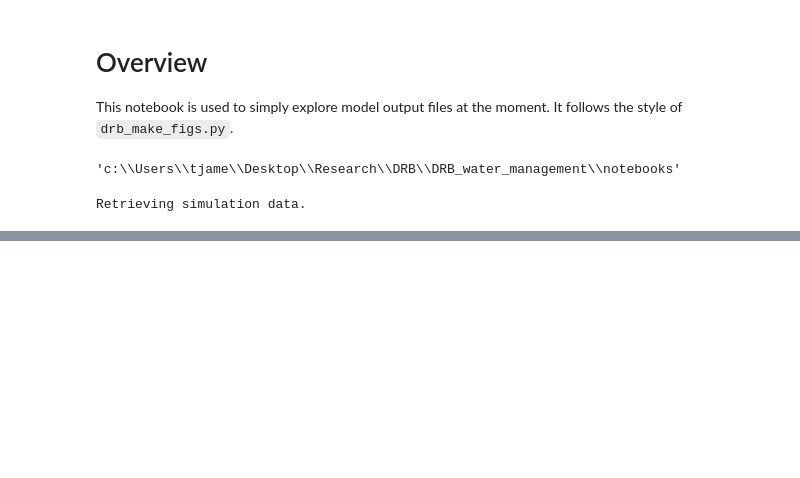
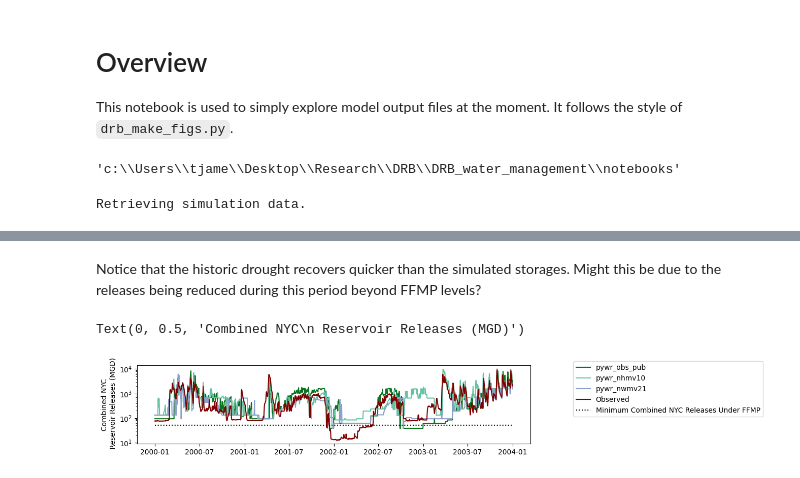
Before and after one commit to Pywr-DRB/Pywr-DRB, a Jupyter notebook: notebooks/explore_storages.ipynb, the cells around one changed output, grey strips where cells are left out. Saved outputs shown, nothing was run; the diff lists cells and outputs as text; code cells hidden in the pictures; blank space fills up the shorter version.

```diff
--- a/notebooks/explore_storages.ipynb
+++ b/notebooks/explore_storages.ipynb
@@ -181,0 +182,22 @@ plot_combined_nyc_storage(storages, ['pywr_obs_pub', 'pywr_nhmv10','pywr_nwmv21'
+# %% [markdown]
+Notice that the historic drought recovers quicker than the simulated storages.  Might this be due to the releases being reduced during this period beyond FFMP levels?
+# %%
+start_date='2000-01-01'
+end_date = '2004-01-01'
+min_ffmp_flow = 51.12
+colordict = {'obs_pub':'#097320', 'nhmv10': '#66c2a5', 'nwmv21': '#8da0cb', 'nwmv21_withLakes': '#8da0cb', 'WEAP_23Aug2022_gridmet': '#fc8d62',
+                'pywr_obs_pub':'#097320', 'pywr_nhmv10': '#66c2a5', 'pywr_nwmv21': '#8da0cb', 'pywr_nwmv21_withLakes': '#8da0cb',
+                'pywr_WEAP_23Aug2022_gridmet_nhmv10': '#fc8d62',
+                'historic': 'maroon'}
+
+plt.figure(figsize=(10,2))
+for model in pywr_models:
+    plt.plot(res_releases[model].loc[start_date:end_date,:].index, res_releases[model].loc[start_date:end_date, ['cannonsville', 'neversink', 'pepacton']].sum(axis=1), label = model, color = colordict[model])
+plt.plot(res_releases['obs'].loc[start_date:end_date,:].index, res_releases['obs'].loc[start_date:end_date, ['cannonsville', 'neversink', 'pepacton']].sum(axis=1), label = 'Observed', color = 'maroon')
+plt.plot(res_releases['obs'].loc[start_date:end_date,:].index, np.ones(len(res_releases['obs'].loc[start_date:end_date,:].index))*min_ffmp_flow, label = 'Minimum Combined NYC Releases Under FFMP', color ='black', ls=':')
+plt.yscale('log')
+plt.legend(bbox_to_anchor = (1.1,1.1))
+plt.ylabel('Combined NYC\n Reservoir Releases (MGD)')
+# %% [output]
+Text(0, 0.5, 'Combined NYC\n Reservoir Releases (MGD)')
+[figure, added]
```
Also changed, not shown: parts of 3 cells of this notebook, 5 other files.
